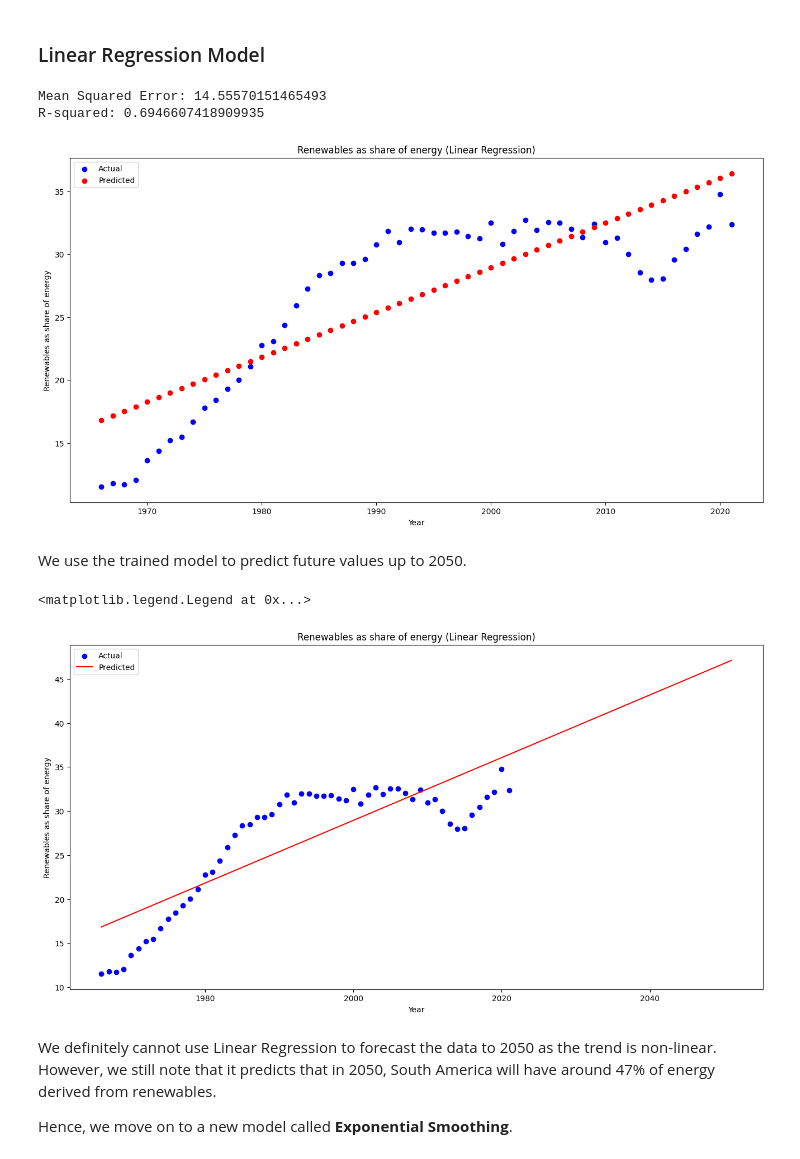
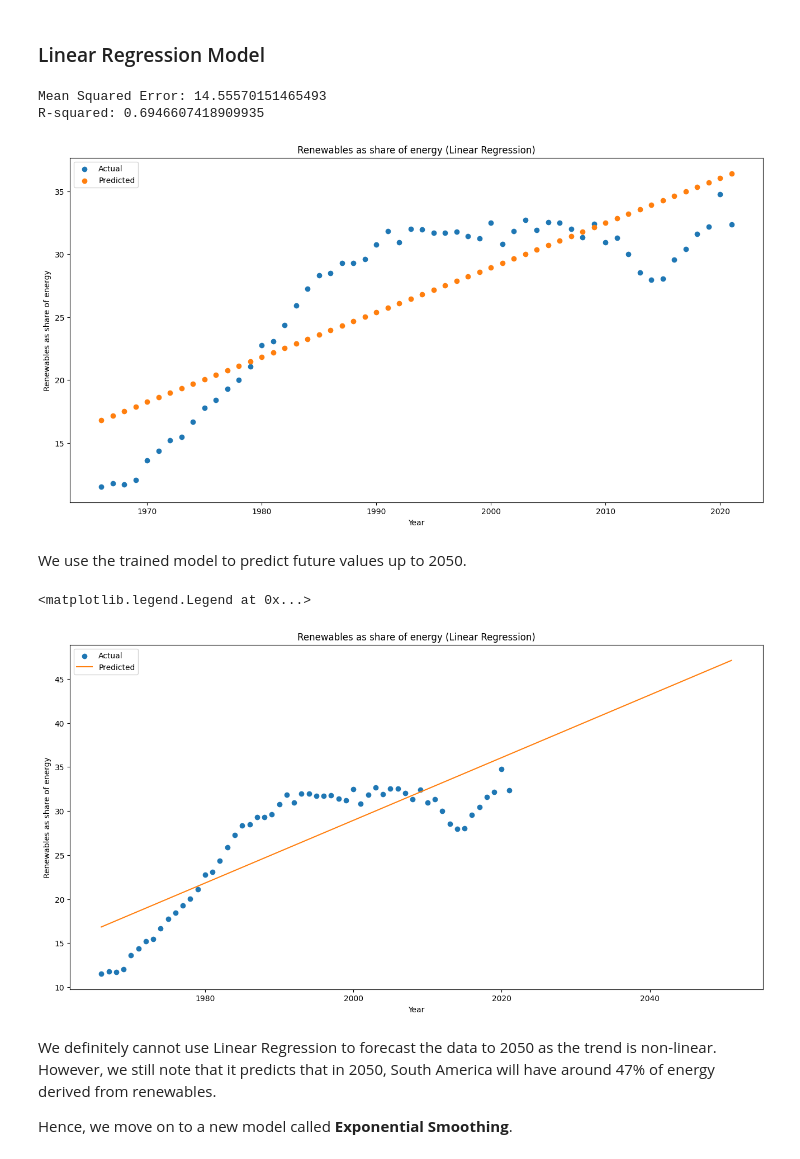
Before and after one commit to boon-keng/mini-project, a Jupyter notebook: DataCleaning.ipynb, the cells around one changed output. Saved outputs shown, nothing was run; the diff lists cells and outputs as text; code cells hidden in the pictures.

```diff
--- a/DataCleaning.ipynb
+++ b/DataCleaning.ipynb
@@ -204,36 +216,36 @@ x = pd.DataFrame(sa_df.index)
 y = sa_df['renewables_share_energy']
 
 # initialize the linear regression model
 linreg = LinearRegression()
 
 # fit the model on the training data
 linreg.fit(x, y)
 
 # make predictions on the test data
 y_pred = linreg.predict(x)
 
 # plot scatter plot and predicted linear graph
 fig = plt.figure(figsize=(16,8))
-plt.scatter(x, y, color='blue', label='Actual')
-plt.scatter(x, y_pred, color='red', label='Predicted')
+plt.scatter(x, y, color='#1f77b4', label='Actual')
+plt.scatter(x, y_pred, color='#ff7f0e', label='Predicted')
 
 # add labels, title and legend
 plt.xlabel('Year')
 plt.ylabel('Renewables as share of energy')
 plt.title('Renewables as share of energy (Linear Regression)')
 plt.legend()
 
 # calculate mean squared error
 mse = mean_squared_error(y, y_pred)
 print('Mean Squared Error:', mse)
 
 # calculate R-squared
 r2 = r2_score(y, y_pred)
 print('R-squared:', r2)
 # %% [output]
 Mean Squared Error: 14.55570151465493
 R-squared: 0.6946607418909935
-[figure, old version]
+[figure, new version]
 # %% [markdown]
 We use the trained model to predict future values up to 2050.
 # %%
@@ -242,8 +254,8 @@ y_fc = linreg.predict(x_fc)
 
 # plot actual data and predicted data
 fig = plt.figure(figsize=(16,8))
-plt.scatter(x, y, color='blue', label='Actual')
-plt.plot(x_fc, y_fc, color='red', label='Predicted')
+plt.scatter(x, y, color='#1f77b4', label='Actual')
+plt.plot(x_fc, y_fc, color='#ff7f0e', label='Predicted')
 
 # add labels and title
 plt.xlabel('Year')
@@ -254,7 +266,7 @@ plt.title('Renewables as share of energy (Linear Regression)')
 plt.legend()
 # %% [output]
 <matplotlib.legend.Legend at 0x...>
-[figure, old version]
+[figure, new version]
 # %% [markdown]
 We definitely cannot use Linear Regression to forecast the data to 2050 as the trend is non-linear. However, we still note that it predicts that in 2050, South America will have around 47% of energy derived from renewables.
 
```
Also changed, not shown: parts of 24 cells of this notebook.
